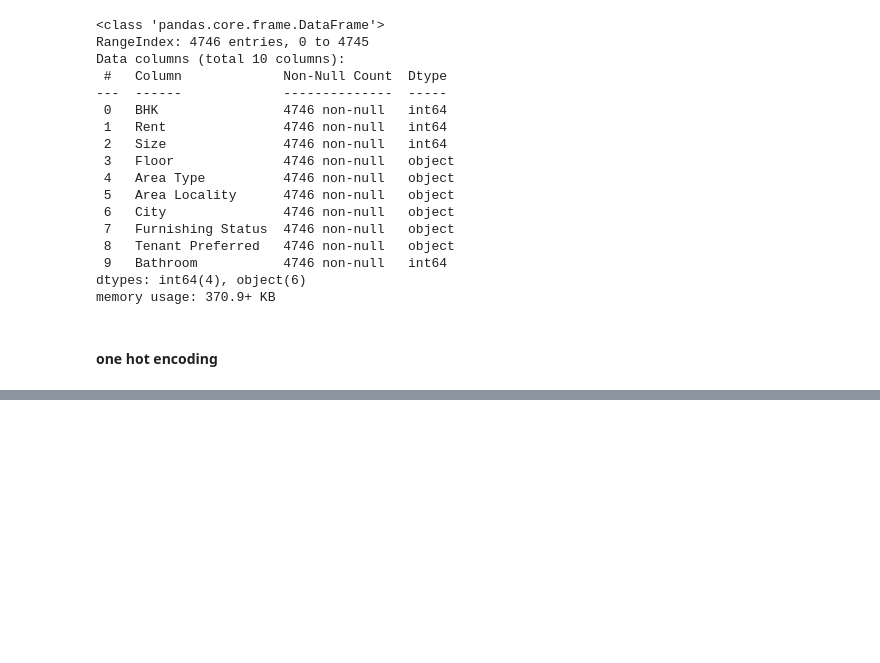
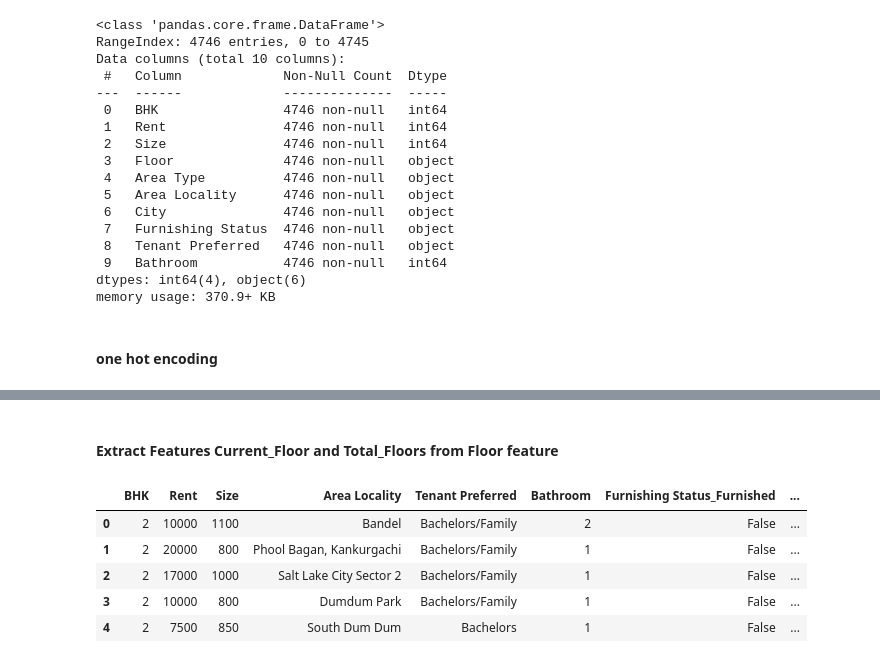
Before and after one commit to Eric-MK/ML_class_lessons, a Jupyter notebook: task5.ipynb, the cells around one changed output, grey strips where cells are left out. Cells and saved outputs as stored; diff of their text form; code cells hidden in the pictures; blank space fills up the shorter version.

Commit message:
Extract Features Current_Floor and Total_Floors from Floor feature

```diff
--- a/task5.ipynb
+++ b/task5.ipynb
@@ -123,0 +168,30 @@ df.head()
+# %% [markdown]
+#### Extract Features Current_Floor and Total_Floors from Floor feature
+# %%
+def parse_floor(value):
+    if 'out of' in value:
+        current_floor, total_floors = value.split(' out of ')
+        # Replace special floor names with numbers
+        floor_mapping = {
+            'Ground': 0,
+            'Upper Basement': -1,
+            'Lower Basement': -2
+        }
+        current_floor = floor_mapping.get(current_floor, current_floor)
+        return int(current_floor), int(total_floors)
+    return None, None
+
+# Applying the function to each value in the Floor column
+df['Current_Floor'], df['Total_Floors'] = zip(*df['Floor'].map(parse_floor))
+
+# Dropping the original 'Floor' column
+df.drop('Floor', axis=1, inplace=True)
+
+df.head()
+# %% [output]
+|  | BHK | Rent | Size | Area Locality | Tenant Preferred | Bathroom | Furnishing Status_Furnished | ... |
+| 0 | 2 | 10000 | 1100 | Bandel | Bachelors/Family | 2 | False | ... |
+| 1 | 2 | 20000 | 800 | Phool Bagan, Kankurgachi | Bachelors/Family | 1 | False | ... |
+| 2 | 2 | 17000 | 1000 | Salt Lake City Sector 2 | Bachelors/Family | 1 | False | ... |
+| 3 | 2 | 10000 | 800 | Dumdum Park | Bachelors/Family | 1 | False | ... |
+| 4 | 2 | 7500 | 850 | South Dum Dum | Bachelors | 1 | False | ... |
```
Also changed, not shown: parts of 3 cells of this notebook.
